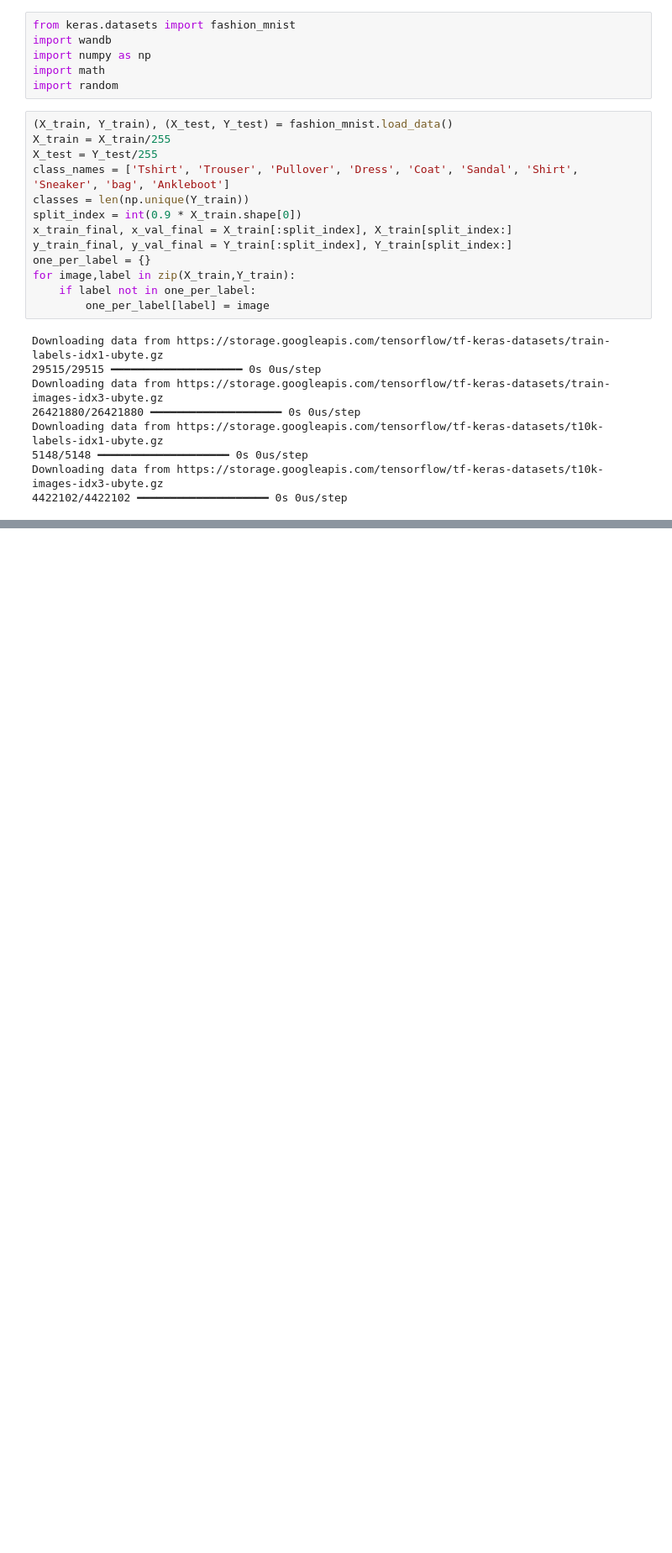
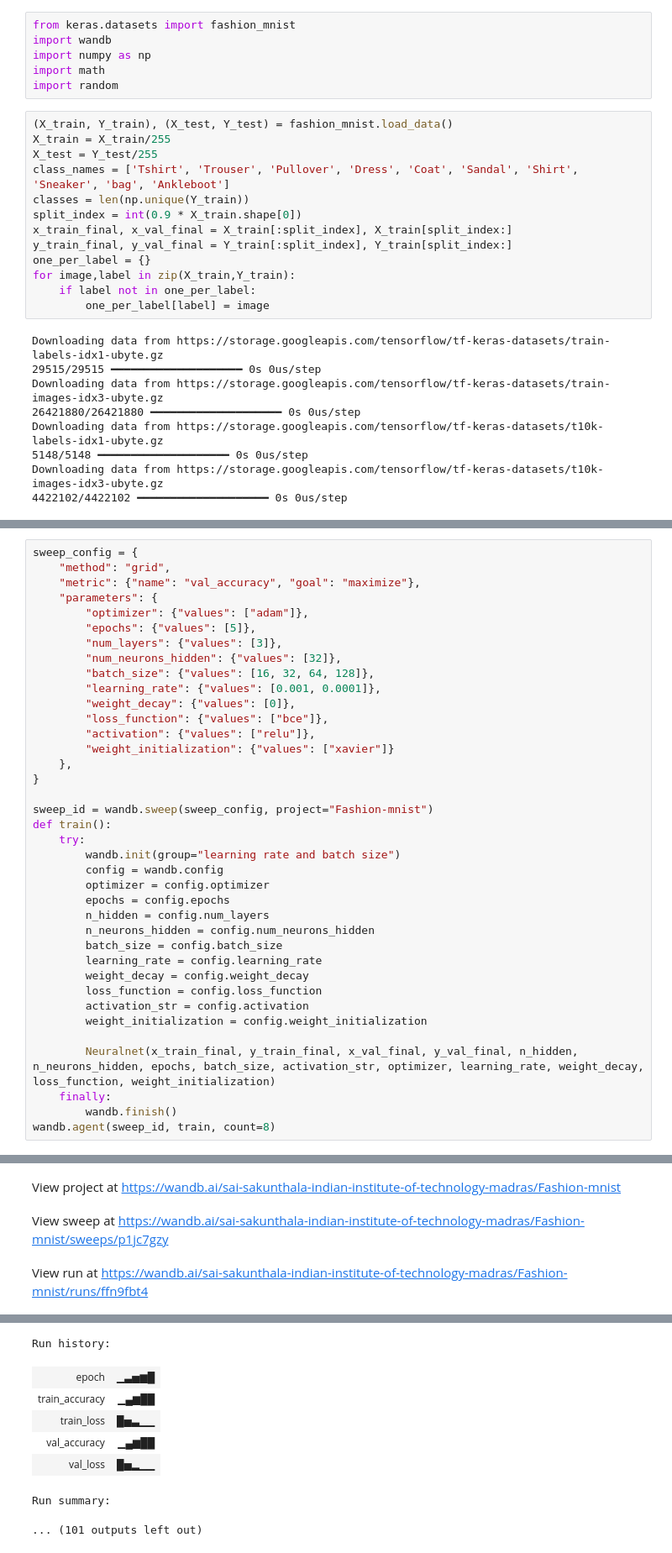
Before and after one commit to Sai-sakunthala/Assignment1, a Jupyter notebook: Assignment1.ipynb, the cells around one changed output, grey strips where cells are left out. Shown at 84% size. Drawn from its saved outputs; the diff is of its cells as text; blank space fills up the shorter version.

```diff
--- a/Assignment1.ipynb
+++ b/Assignment1.ipynb
@@ -603,0 +601,39 @@ Run summary:
+# %%
+sweep_config = {
+    "method": "grid",
+    "metric": {"name": "val_accuracy", "goal": "maximize"},
+    "parameters": {
+        "optimizer": {"values": ["adam"]},
+        "epochs": {"values": [5]},
+        "num_layers": {"values": [3]},
+        "num_neurons_hidden": {"values": [32]},
+        "batch_size": {"values": [16, 32, 64, 128]},
+        "learning_rate": {"values": [0.001, 0.0001]},
+        "weight_decay": {"values": [0]},
+        "loss_function": {"values": ["bce"]},
+        "activation": {"values": ["relu"]},
+        "weight_initialization": {"values": ["xavier"]}
+    },
+}
+
+sweep_id = wandb.sweep(sweep_config, project="Fashion-mnist")
+def train():
+    try:
+        wandb.init(group="learning rate and batch size")
+        config = wandb.config
+        optimizer = config.optimizer
+        epochs = config.epochs
+        n_hidden = config.num_layers
+        n_neurons_hidden = config.num_neurons_hidden
+        batch_size = config.batch_size
+        learning_rate = config.learning_rate
+        weight_decay = config.weight_decay
+        loss_function = config.loss_function
+        activation_str = config.activation
+        weight_initialization = config.weight_initialization
+
+        Neuralnet(x_train_final, y_train_final, x_val_final, y_val_final, n_hidden, n_neurons_hidden, epochs, batch_size, activation_str, optimizer, learning_rate, weight_decay, loss_function, weight_initialization)
+    finally:
+        wandb.finish()
+wandb.agent(sweep_id, train, count=8)
+# %% [output]
@@ -603,0 +657,3 @@ Run summary:
+View project at https://wandb.ai/sai-sakunthala-indian-institute-of-technology-madras/Fashion-mnist
+View sweep at https://wandb.ai/sai-sakunthala-indian-institute-of-technology-madras/Fashion-mnist/sweeps/p1jc7gzy
+View run at https://wandb.ai/sai-sakunthala-indian-institute-of-technology-madras/Fashion-mnist/runs/ffn9fbt4
@@ -603,0 +661,8 @@ Run summary:
+Run history:
+| epoch | ▁▃▅▆█ |
+| train_accuracy | ▁▄▆██ |
+| train_loss | █▅▃▁▁ |
+| val_accuracy | ▁▄▆██ |
+| val_loss | █▅▂▁▁ |
+Run summary:
+... (101 outputs left out)
```
Also changed, not shown: parts of 10 cells of this notebook.
